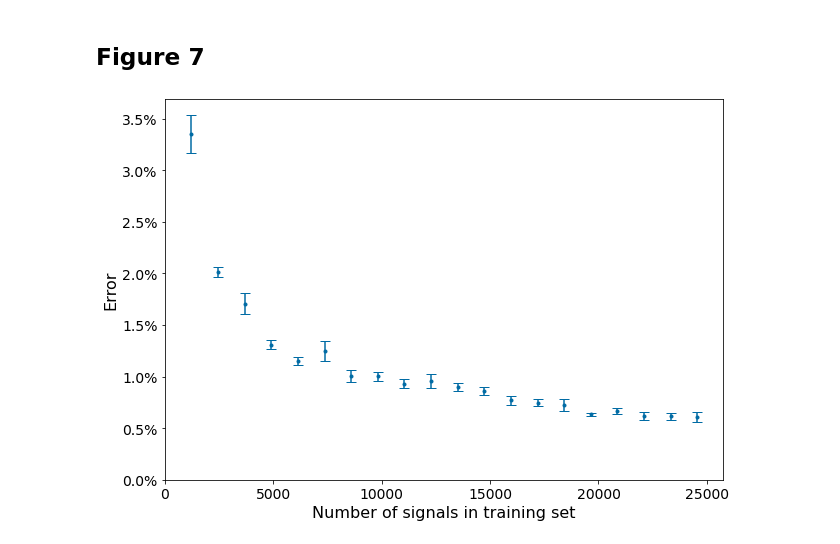
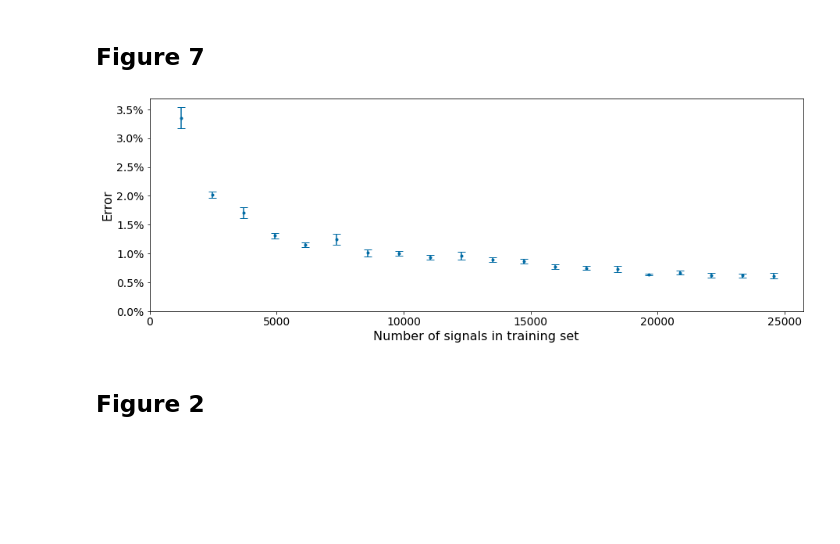
Before and after one commit to christianhbye/21cmVAE, a Jupyter notebook: RESULTS/Figures_Tables.ipynb, the cells around one changed output. Saved outputs shown, nothing was run; the diff lists cells and outputs as text; code cells hidden in the pictures; blank space fills up the shorter version.

```diff
--- a/RESULTS/Figures_Tables.ipynb
+++ b/RESULTS/Figures_Tables.ipynb
@@ -4,3 +4,6 @@
 # %% [output]
 The autoreload extension is already loaded. To reload it, use:
   %reload_ext autoreload
+# %%
+def figsize1(figsize0):
+    return 10/15 * figsize0
@@ -371,5 +394,7 @@ median_ae = np.median(ae_dist, axis=1)
 np.allclose(ae_em_dist, ae_dist)
 # %% [output]
 False
+# %%
+fsiz = (15, figsize1(15)/2)
 # %%
 style.use('tableau-colorblind10')
@@ -434,16 +461,18 @@ test_loss_avg = np.mean(test_loss, axis=1)
 test_loss_std = np.std(test_loss, axis=1)
 test_loss_err = test_loss_std/np.sqrt(runs_per_frac)
 # %%
-plt.figure(figsize=(10, 7))
+plt.figure(figsize=fsiz)
 plt.errorbar(frac_values*total_train_set, test_loss_avg, yerr=test_loss_err, fmt='.', capsize=5)
 plt.xlabel('Number of signals in training set', fontsize=16)
 plt.ylabel('Error', fontsize=16)
 plt.ylim(0)
 plt.xlim(0)
 yt = np.arange(0, 4, 0.5)
 plt.yticks(yt, [str(t) + '%' for t in yt], fontsize=14)
 plt.xticks(fontsize=14)
-plt.savefig('PLOTS/fig7.eps')
+plt.savefig('PLOTS/ds_comparison.eps')
 plt.show()
 # %% [output]
-[figure, old version]
+[figure, new version]
+# %% [markdown]
+## Figure 2
```
Also changed, not shown: parts of 7 cells of this notebook.
